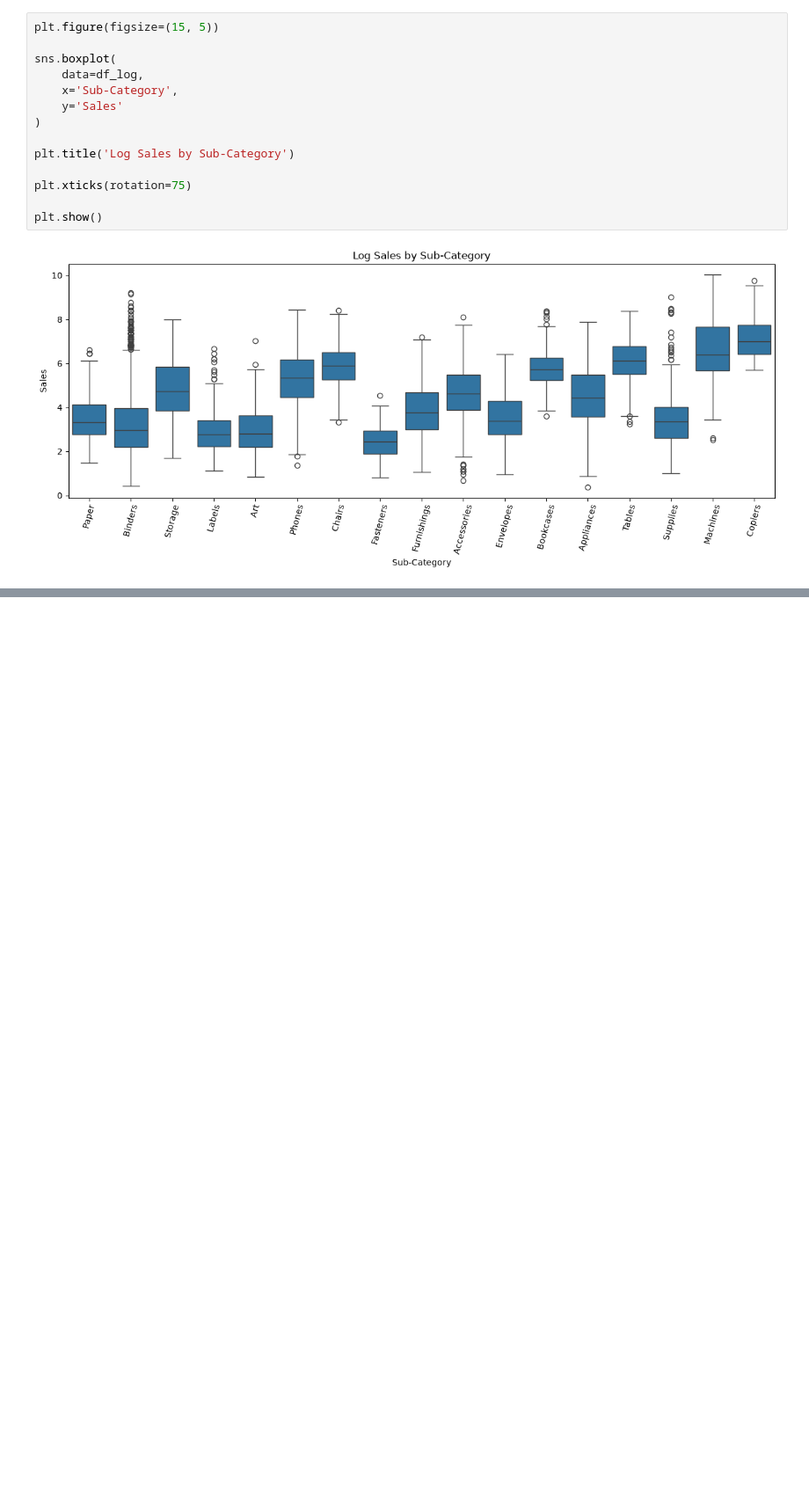
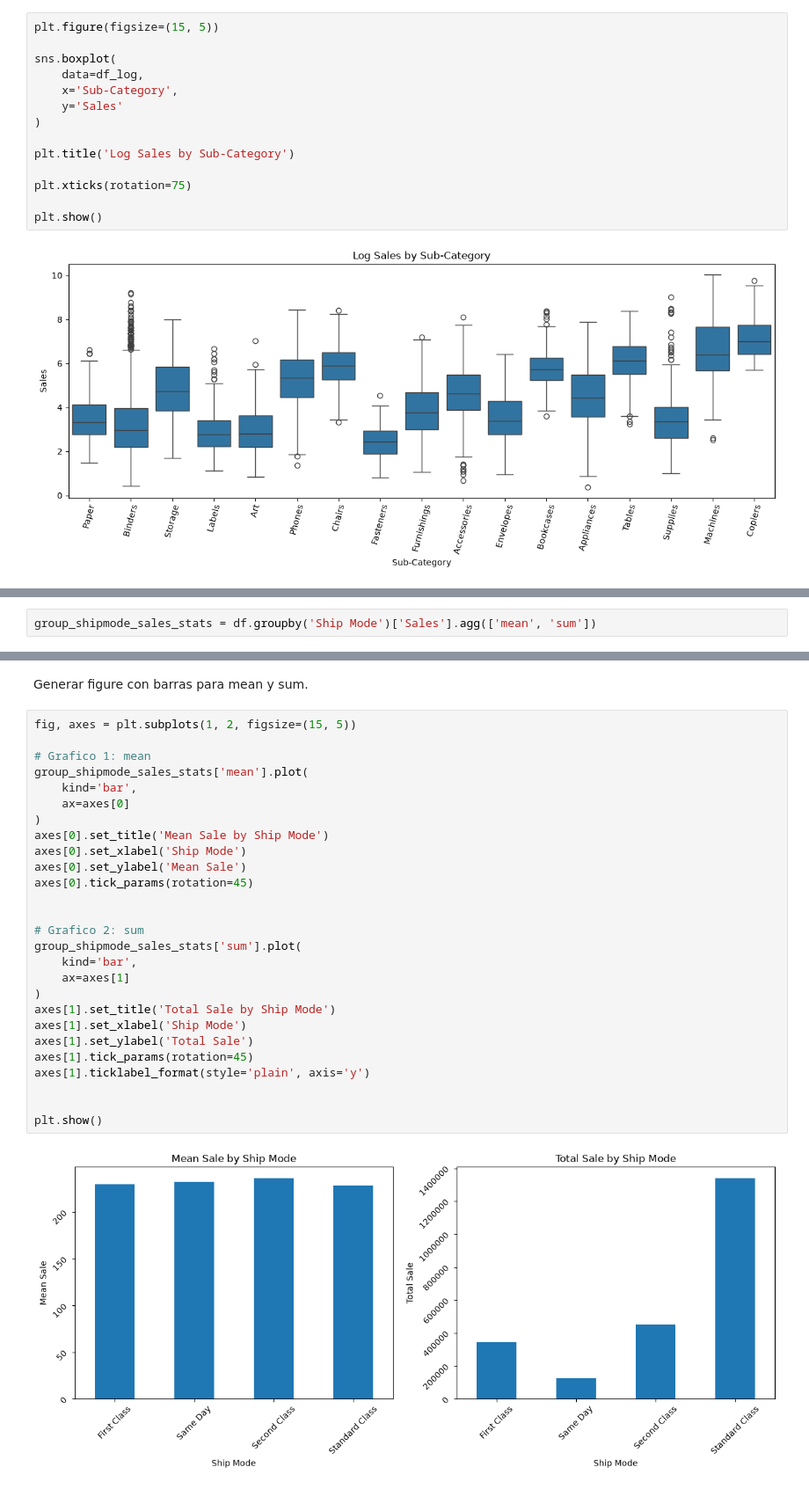
Before and after one commit to charligram/1_analisis_ventas, a Jupyter notebook: notebooks/01_EDA.ipynb, the cells around one changed output, grey strips where cells are left out. Shown at 88% size. Drawn from its saved outputs; the diff is of its cells as text; blank space fills up the shorter version.

Commit message:
First plots of mean and sum of total sales (point 5.3)

```diff
--- a/notebooks/01_EDA.ipynb
+++ b/notebooks/01_EDA.ipynb
@@ -695,0 +712,2 @@ plt.show()
+# %%
+group_shipmode_sales_stats = df.groupby('Ship Mode')['Sales'].agg(['mean', 'sum'])
@@ -695,0 +723,31 @@ plt.show()
+# %% [markdown]
+Generar figure con barras para mean y sum.
+# %%
+fig, axes = plt.subplots(1, 2, figsize=(15, 5))
+
+# Grafico 1: mean
+group_shipmode_sales_stats['mean'].plot(
+    kind='bar',
+    ax=axes[0]
+)
+axes[0].set_title('Mean Sale by Ship Mode')
+axes[0].set_xlabel('Ship Mode')
+axes[0].set_ylabel('Mean Sale')
+axes[0].tick_params(rotation=45)
+
+
+# Grafico 2: sum
+group_shipmode_sales_stats['sum'].plot(
+    kind='bar',
+    ax=axes[1]
+)
+axes[1].set_title('Total Sale by Ship Mode')
+axes[1].set_xlabel('Ship Mode')
+axes[1].set_ylabel('Total Sale')
+axes[1].tick_params(rotation=45)
+axes[1].ticklabel_format(style='plain', axis='y')
+
+
+plt.show()
+# %% [output]
+[figure, added]
```
Also changed, not shown: parts of 27 cells of this notebook.
